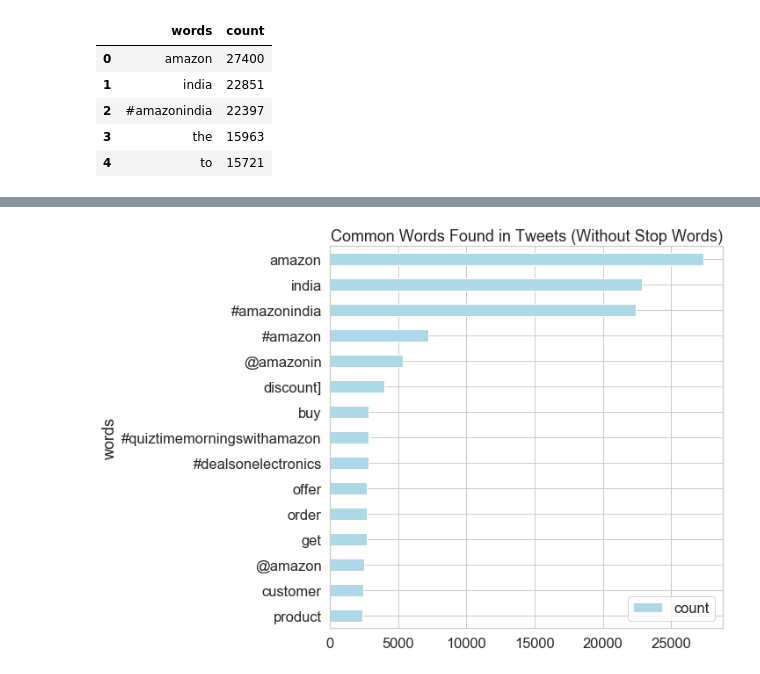
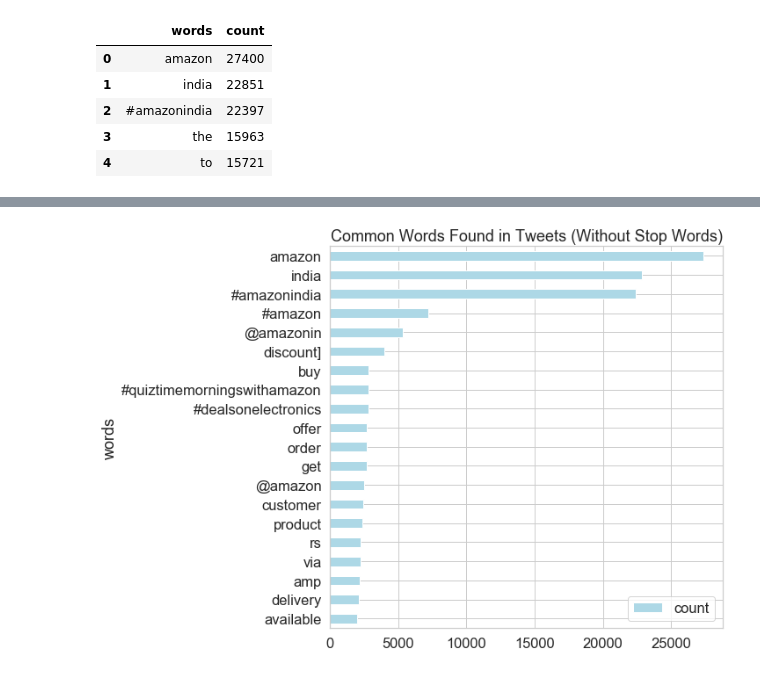
Before and after one commit to TH3C0D3F4TH3R/Twitter_Analysis, a Jupyter notebook: code/Analysis.ipynb, the cells around one changed output, grey strips where cells are left out. Cells and saved outputs as stored; diff of their text form; code cells hidden in the pictures.

```diff
--- a/code/Analysis.ipynb
+++ b/code/Analysis.ipynb
@@ -153,4 +154,4 @@ def remove_url(txt):
 data['cleaned_tweet'] = [remove_url(str(x)) for x in data['tweet']]
 data['cleaned_tweet'] = [re.sub('[^A-z0-9 # @ %]', '', x) for x in data['cleaned_tweet']]
 # %%
-words_in_tweet = [tweet.lower().split() for tweet in data['cleaned_tweet']]
+data['words_in_tweet' ]= [tweet.lower().split() for tweet in data['cleaned_tweet']]
@@ -208,5 +201,5 @@ plt.show()
 #Removing stopwords
 stop_words = set(stopwords.words('english'))
 # %%
-tweets_nsw = [[word for word in tweet_words if not word in stop_words]
-              for tweet_words in words_in_tweet]
+data['tweets_nsw'] = [[word for word in tweet_words if not word in stop_words]
+              for tweet_words in data['words_in_tweet']]
@@ -213,6 +215,4 @@ tweets_nsw = [[word for word in tweet_words if not word in stop_words]
 # %%
-all_words_nsw = list(itertools.chain(*tweets_nsw))
+all_words_nsw = list(itertools.chain(*data['tweets_nsw']))
 
 counts_nsw = collections.Counter(all_words_nsw)
-
-counts_nsw.most_common(15)
@@ -235,17 +219,17 @@ counts_nsw.most_common(15)
 # %%
-clean_tweets_nsw = pd.DataFrame(counts_nsw.most_common(15),
+clean_tweets_nsw = pd.DataFrame(counts_nsw.most_common(20),
                              columns=['words', 'count'])
 
 fig, ax = plt.subplots(figsize=(8, 8))
 
 # Plot horizontal bar graph
 clean_tweets_nsw.sort_values(by='count').plot.barh(x='words',
                       y='count',
                       ax=ax,
                       color="lightblue")
 
 ax.set_title("Common Words Found in Tweets (Without Stop Words)")
 
 plt.show()
 # %% [output]
-[figure, old version]
+[figure, new version]
```
Also changed, not shown: parts of 17 cells of this notebook.
